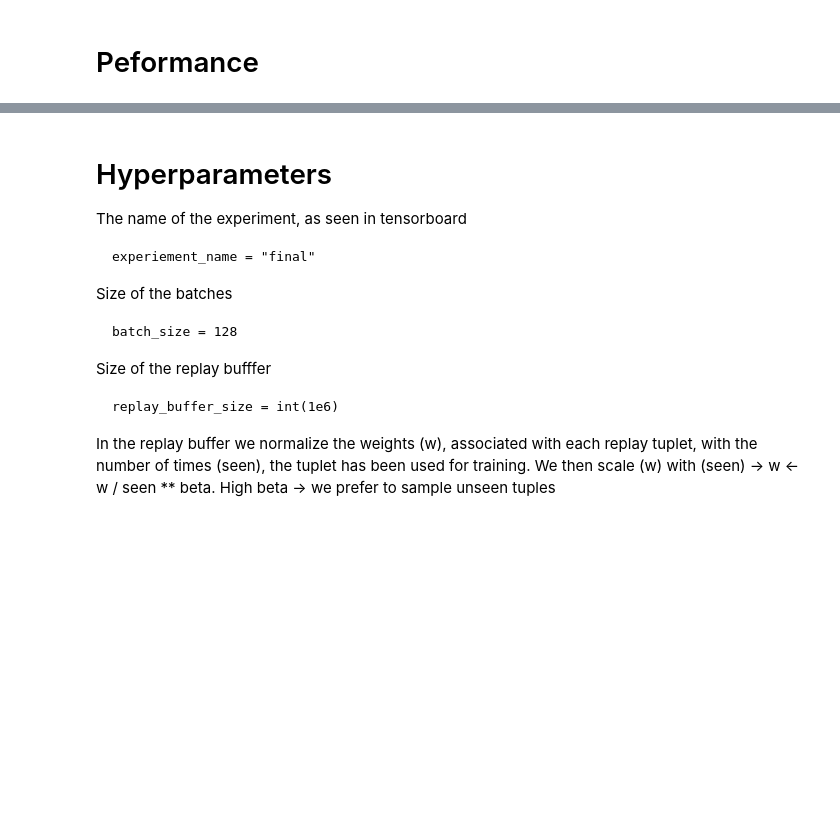
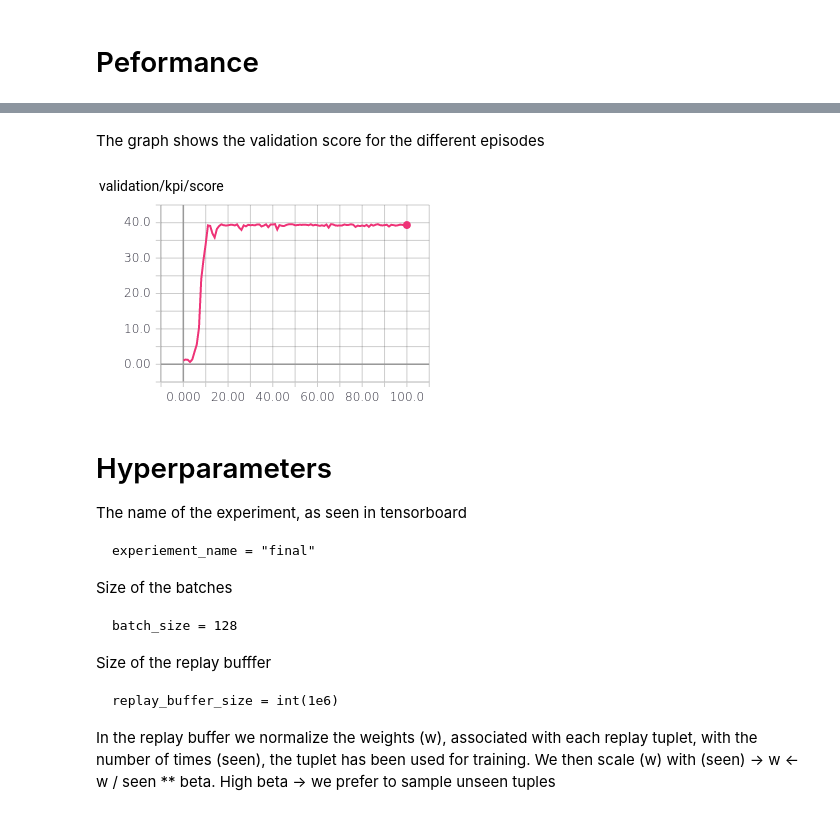
Before and after one commit to johannes-skog/RL, a Jupyter notebook: continuous_control/report.ipynb, the cells around one changed output, grey strips where cells are left out. Cells and saved outputs as stored; diff of their text form; code cells hidden in the pictures; blank space fills up the shorter version.

```diff
--- a/continuous_control/report.ipynb
+++ b/continuous_control/report.ipynb
@@ -110,3 +117,9 @@ display.Image("img/performance.png")
+# %% [markdown]
+The graph shows the validation score for the different episodes
+# %%
+display.Image("img/performance_instantaneous.png")
+# %% [output]
+[figure, added]
 # %% [markdown]
 # Hyperparameters
 
```
Also changed, not shown: parts of 4 cells of this notebook, 5 other files.
